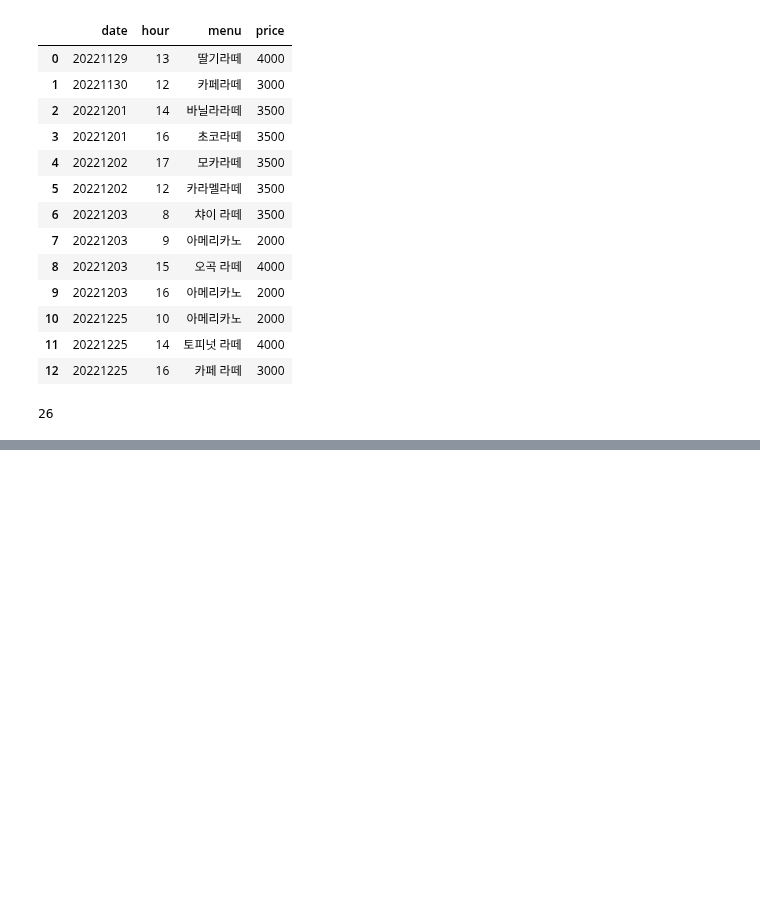
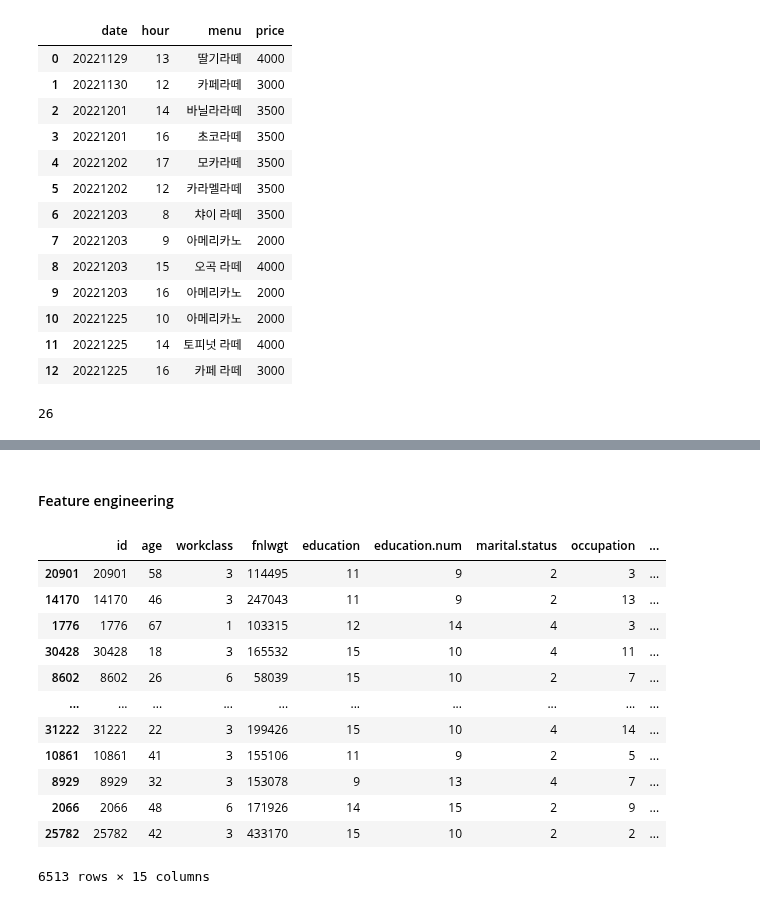
Before and after one commit to zudata/BEAKJOON, a Jupyter notebook: study/Big Data Certification study.ipynb, the cells around one changed output, grey strips where cells are left out. Cells and saved outputs as stored; diff of their text form; code cells hidden in the pictures; blank space fills up the shorter version.

```diff
--- a/study/Big Data Certification study.ipynb
+++ b/study/Big Data Certification study.ipynb
@@ -2398,0 +2399,31 @@ dtype: int64
+# %% [markdown]
+#### Feature engineering
+# %%
+# 라벨인코딩
+from sklearn.preprocessing import LabelEncoder
+
+all_df = pd.concat([X_train.assign(ind="train"), X_test.assign(ind="test")])
+le = LabelEncoder()
+all_df[cat_features] = all_df[cat_features].apply(le.fit_transform)
+
+X_train = all_df[all_df['ind'] == 'train']
+X_train = X_train.drop('ind',axis=1)
+X_train
+
+X_test = all_df[all_df['ind'] == 'test']
+X_test = X_test.drop('ind',axis=1)
+X_test
+# %% [output]
+|  | id | age | workclass | fnlwgt | education | education.num | marital.status | occupation | ... |
+| 20901 | 20901 | 58 | 3 | 114495 | 11 | 9 | 2 | 3 | ... |
+| 14170 | 14170 | 46 | 3 | 247043 | 11 | 9 | 2 | 13 | ... |
+| 1776 | 1776 | 67 | 1 | 103315 | 12 | 14 | 4 | 3 | ... |
+| 30428 | 30428 | 18 | 3 | 165532 | 15 | 10 | 4 | 11 | ... |
+| 8602 | 8602 | 26 | 6 | 58039 | 15 | 10 | 2 | 7 | ... |
+| ... | ... | ... | ... | ... | ... | ... | ... | ... | ... |
+| 31222 | 31222 | 22 | 3 | 199426 | 15 | 10 | 4 | 14 | ... |
+| 10861 | 10861 | 41 | 3 | 155106 | 11 | 9 | 2 | 5 | ... |
+| 8929 | 8929 | 32 | 3 | 153078 | 9 | 13 | 4 | 7 | ... |
+| 2066 | 2066 | 48 | 6 | 171926 | 14 | 15 | 2 | 9 | ... |
+| 25782 | 25782 | 42 | 3 | 433170 | 15 | 10 | 2 | 2 | ... |
+6513 rows × 15 columns
```
Also changed, not shown: parts of 159 cells of this notebook.
